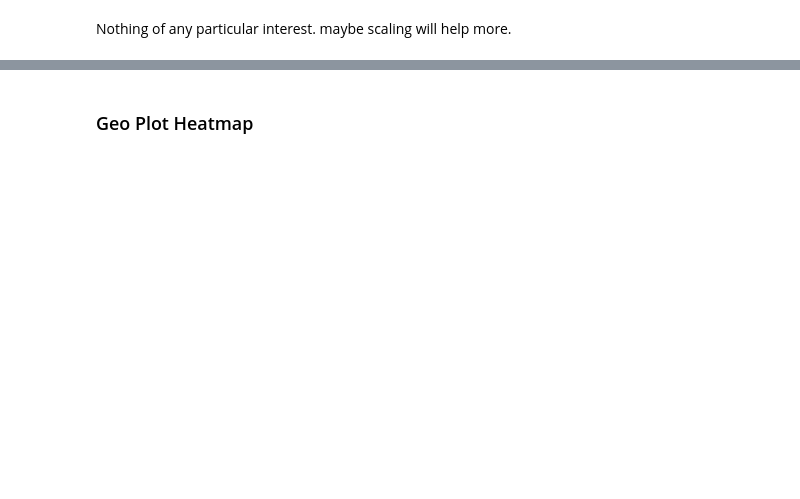
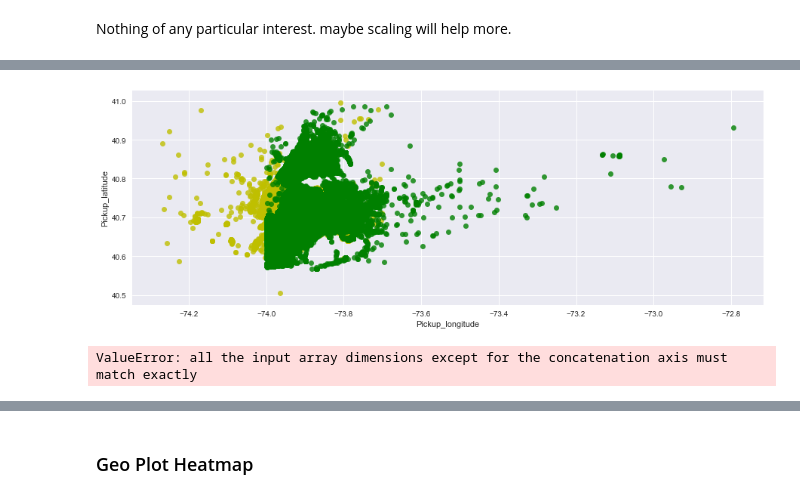
Before and after one commit to agentturbo1/Crazy-Taxi-IRL, a Jupyter notebook: Milestone, Exploration and Data Acquisition.ipynb, the cells around one changed output, grey strips where cells are left out. Saved outputs shown, nothing was run; the diff lists cells and outputs as text; code cells hidden in the pictures; blank space fills up the shorter version.

```diff
--- a/Milestone, Exploration and Data Acquisition.ipynb
+++ b/Milestone, Exploration and Data Acquisition.ipynb
@@ -111,0 +261,2 @@ print("{0} rows removed from green data.".format(green_count_old-green_count_new
+# %%
+green_data['trip_duration'] = green_data['trip_duration'].dt.seconds/60
@@ -192,6 +344,0 @@ cbar.set_label('Correlation')
-# %%
-plt.rcParams['agg.path.chunksize'] = 1000
-yellow_data.plot('pickup_longitude','pickup_latitude', color='blue', marker='o', linestyle='None', markersize=1, label='Pickup Location')
-green_data.plot('Pickup_longitude','Pickup_latitude', color='red', marker='o', linestyle='None', markersize=1, label='Pickup Location')
-plt.show()
-#The dropoff data looks exactly the same
@@ -200,0 +345,12 @@ plt.show()
+# %%
+ax = sns.regplot(yellow_data['pickup_longitude'], yellow_data['pickup_latitude'], data=yellow_data, fit_reg=False,color='y')
+sns.regplot(green_data['Pickup_longitude'], green_data['Pickup_latitude'], data=green_data, fit_reg=False, color = 'g')
+ax.set_aspect('equal')
+plt.show()
+#The dropoff data looks exactly the same
+# %% [output]
+[figure, added]
+# %%
+ax = sns.regplot(x=range(len(yellow_data["trip_duration"])), y=np.sort(yellow_data["trip_duration"]))
+# %% [output]
+ValueError: all the input array dimensions except for the concatenation axis must match exactly
```
Also changed, not shown: parts of 37 cells of this notebook.
